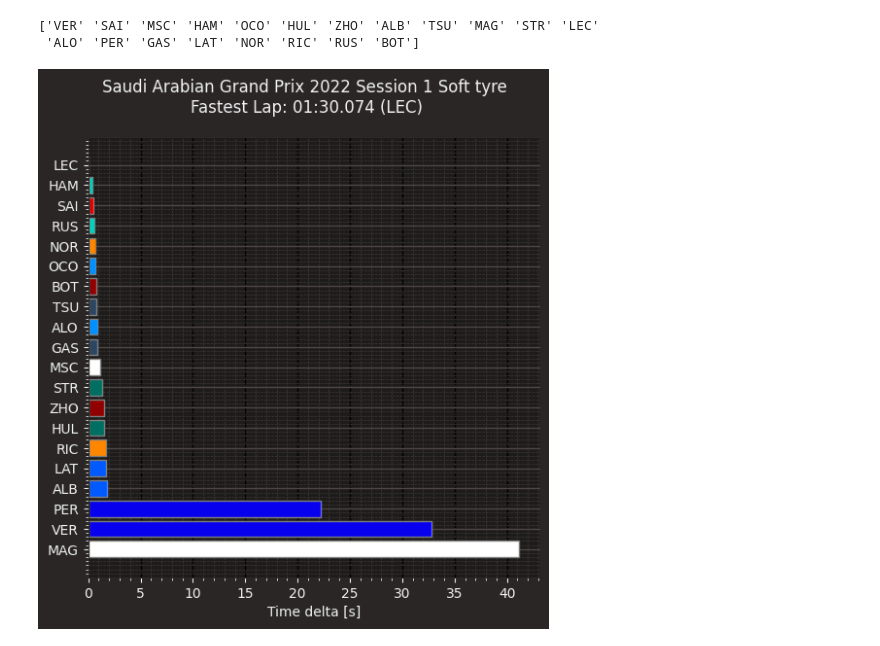
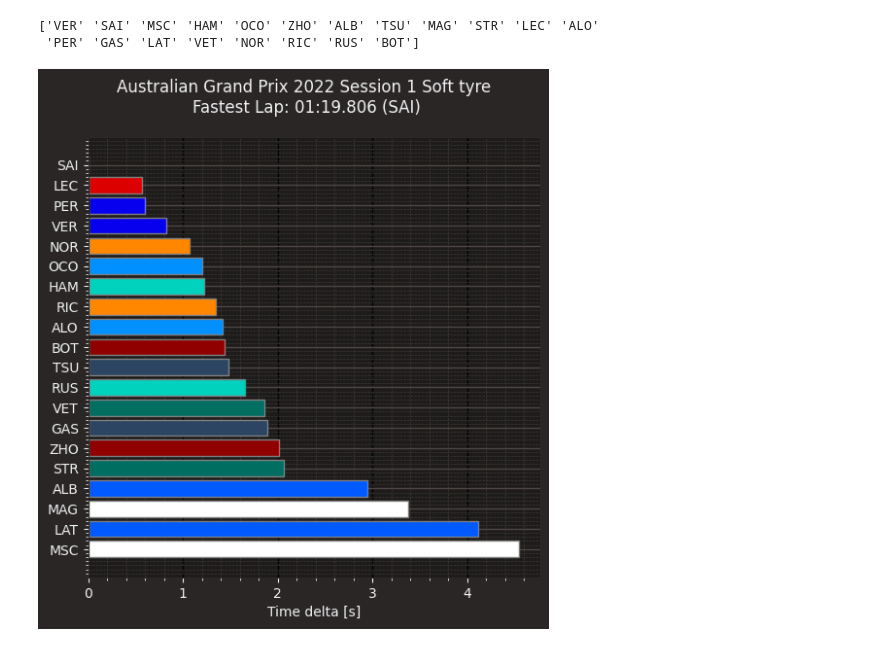
Before and after one commit to professorconst/formula1, a Jupyter notebook: 2022/02_Jeddah/session_1.ipynb, the cells around one changed output. Saved outputs shown, nothing was run; the diff lists cells and outputs as text; code cells hidden in the pictures.

```diff
--- a/2022/02_Jeddah/session_1.ipynb
+++ b/2022/02_Jeddah/session_1.ipynb
@@ -10,8 +10,8 @@ import pandas as pd
 import seaborn as sns
 # %%
 year = 2022 #GP year
-gp = 'Jeddah' # GP name
-event = 'FP2' # Q for qualifying, FP1 for free practice 1, R for race
+gp = 'Melbourne' # GP name
+event = 'FP1' # Q for qualifying, FP1 for free practice 1, R for race
 # %%
 
 # Configure matplotlib and f1 plots with this intit
@@ -125,5 +130,5 @@ plt.show()
 # %%
-soft_laps = laps[laps.Compound=='SOFT']
+soft_laps = laps[laps.Compound=='SOFT'].pick_accurate()
 # Get the pole lap
 drivers = pd.unique(soft_laps['Driver'])
 print(drivers)
@@ -131,33 +136,33 @@ print(drivers)
 # Get each driver fastest lap
 list_fastest_laps = list()
 for drv in drivers:
     drvs_fastest_lap = soft_laps.pick_driver(drv).pick_fastest()
     list_fastest_laps.append(drvs_fastest_lap)
 fastest_laps = Laps(list_fastest_laps).sort_values(by='LapTime').reset_index(drop=True)
 
 team_colors = list()
 for index, lap in fastest_laps.iterlaps():
     color = fastf1.plotting.team_color(lap['Team'])
     team_colors.append(color)
 
 pole_lap = fastest_laps.pick_fastest()
 fastest_laps['LapTimeDelta'] = fastest_laps['LapTime'] - pole_lap['LapTime']
 fastest_laps['LapTimeDelta'] = fastest_laps['LapTimeDelta'].dt.total_seconds()
 #print(fastest_laps[['Driver', 'LapTime', 'LapTimeDelta']])
 fig, ax = plt.subplots()
 ax.barh(fastest_laps.index, fastest_laps['LapTimeDelta'], color=team_colors, edgecolor='grey')
 ax.set_yticks(fastest_laps.index)
 ax.set_yticklabels(fastest_laps['Driver'])
 ax.invert_yaxis()
 ax.set_axisbelow(True)
 ax.xaxis.grid(True, which='major', linestyle='--', color='black', zorder=-1000)
 
 lap_time_string = strftimedelta(pole_lap['LapTime'], '%m:%s.%ms')
 plt.suptitle(f"{session.event.EventName} {session.event.year} Session 1 Soft tyre \n"
 f"Fastest Lap: {lap_time_string} ({pole_lap['Driver']})")
 plt.xlabel('Time delta [s]')
 plt.show()
 # %% [output]
-['VER' 'SAI' 'MSC' 'HAM' 'OCO' 'HUL' 'ZHO' 'ALB' 'TSU' 'MAG' 'STR' 'LEC'
- 'ALO' 'PER' 'GAS' 'LAT' 'NOR' 'RIC' 'RUS' 'BOT']
+['VER' 'SAI' 'MSC' 'HAM' 'OCO' 'ZHO' 'ALB' 'TSU' 'MAG' 'STR' 'LEC' 'ALO'
+ 'PER' 'GAS' 'LAT' 'VET' 'NOR' 'RIC' 'RUS' 'BOT']
-[figure, old version]
+[figure, new version]
```
Also changed, not shown: parts of 6 cells of this notebook, 3 other files.
